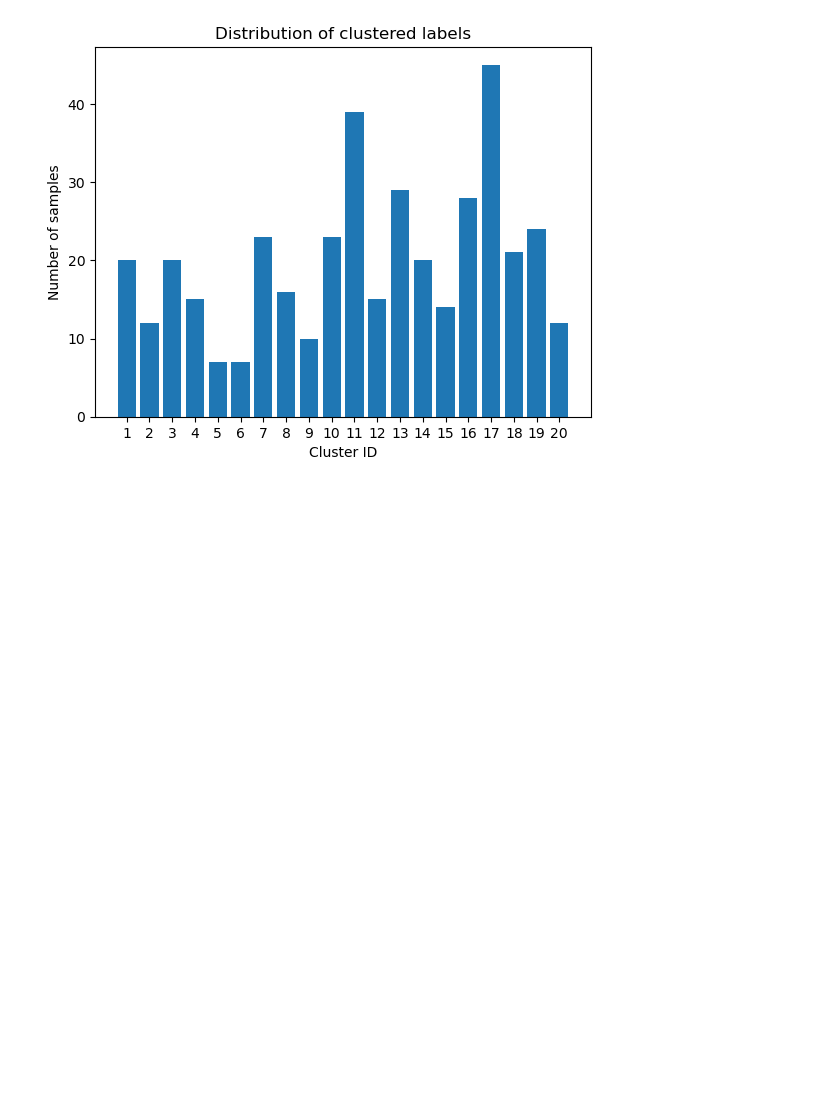
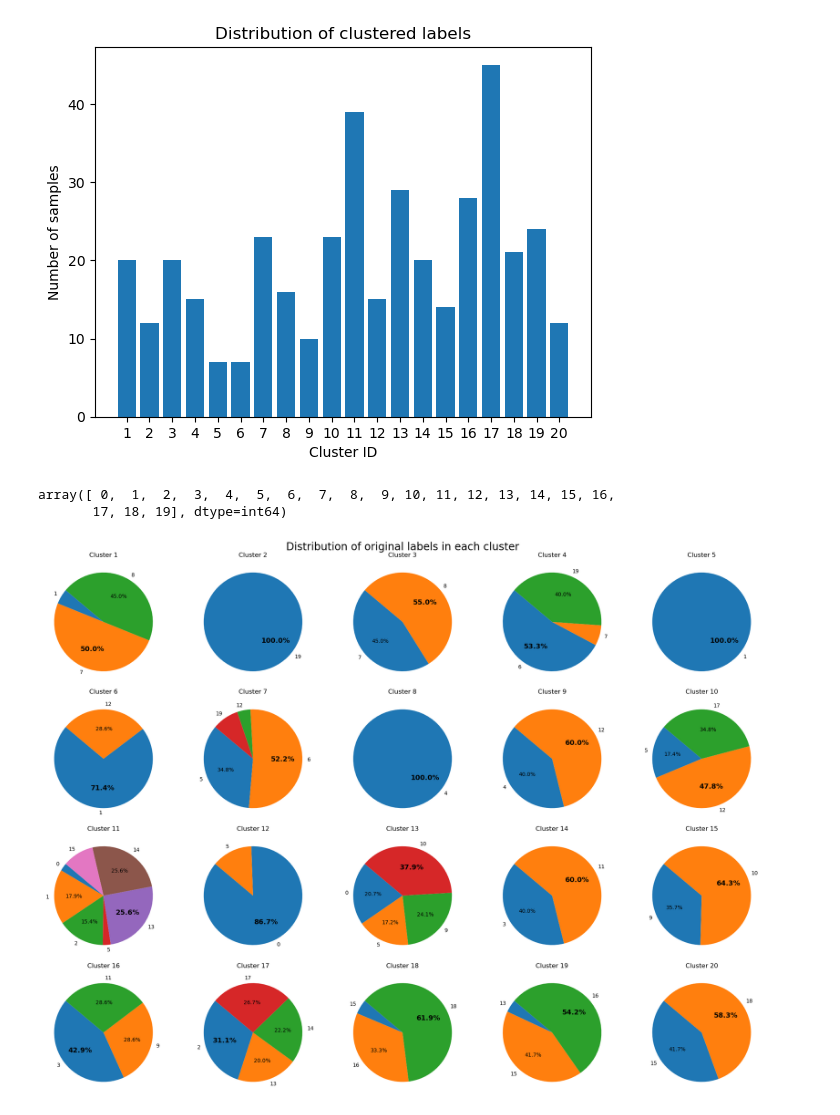
Before and after one commit to jsuaverd/COMP254-Assignments, a Jupyter notebook: cluster_distribution.ipynb, the cells around one changed output. Cells and saved outputs as stored; diff of their text form; code cells hidden in the pictures; blank space fills up the shorter version.

```diff
--- a/cluster_distribution.ipynb
+++ b/cluster_distribution.ipynb
@@ -37,3 +37,52 @@ Counter({17: 45, 11: 39, 13: 29, 16: 28, 19: 24, 10: 23, 7: 23, 18: 21, 1: 20, 1
 [figure]
 # %%
 # Plot pie chart the distribution of original labels in each cluster
+
+unique_clusters = np.unique(clustered_labels)
+unique_original_labels = np.unique(original_labels)
+# %% [output]
+array([ 0,  1,  2,  3,  4,  5,  6,  7,  8,  9, 10, 11, 12, 13, 14, 15, 16,
+       17, 18, 19], dtype=int64)
+# %%
+cluster_id = np.array(data['cluster_id'])
+original_label = np.array(data['label'])
+# %%
+def autopct_format(pct):
+    return f'{pct:.1f}%' if pct >= 15 else ''
+# %%
+df = pd.DataFrame({'cluster_id': cluster_id, 'original_label': original_label})
+
+num_clusters = len(unique_clusters)
+fig, axes = plt.subplots(4, 5, figsize=(20, 15), subplot_kw=dict(aspect="equal"))
+
+axes = axes.flatten()
+
+for i, cluster in enumerate(unique_clusters):
+    cluster_data = df[df['cluster_id'] == cluster]
+    cluster_original_labels = cluster_data['original_label']
+
+    # Count occurrences of each original label
+    cluster_original_labels_count = Counter(cluster_original_labels)
+    labels = list(cluster_original_labels_count.keys())
+    sizes = list(cluster_original_labels_count.values())
+
+    # Plot the pie chart
+    wedges, texts, autotexts = axes[i].pie(sizes, labels=labels, autopct=lambda pct: autopct_format(pct), startangle=140)
+
+    # Bold the largest percentage
+    largest_pct_index = np.argmax(sizes)  # Find the index of the largest slice
+    autotexts[largest_pct_index].set_fontweight('bold')
+    # Increase font size on the largest slice
+    autotexts[largest_pct_index].set_fontsize(13)
+
+    axes[i].set_title(f"Cluster {cluster}")
+
+# Hide unused subplots if the number of clusters is less than 20
+for j in range(i + 1, len(axes)):
+    axes[j].axis('off')
+
+plt.suptitle("Distribution of original labels in each cluster", fontsize=20)
+plt.tight_layout()
+plt.show()
+# %% [output]
+[figure, added]
```
